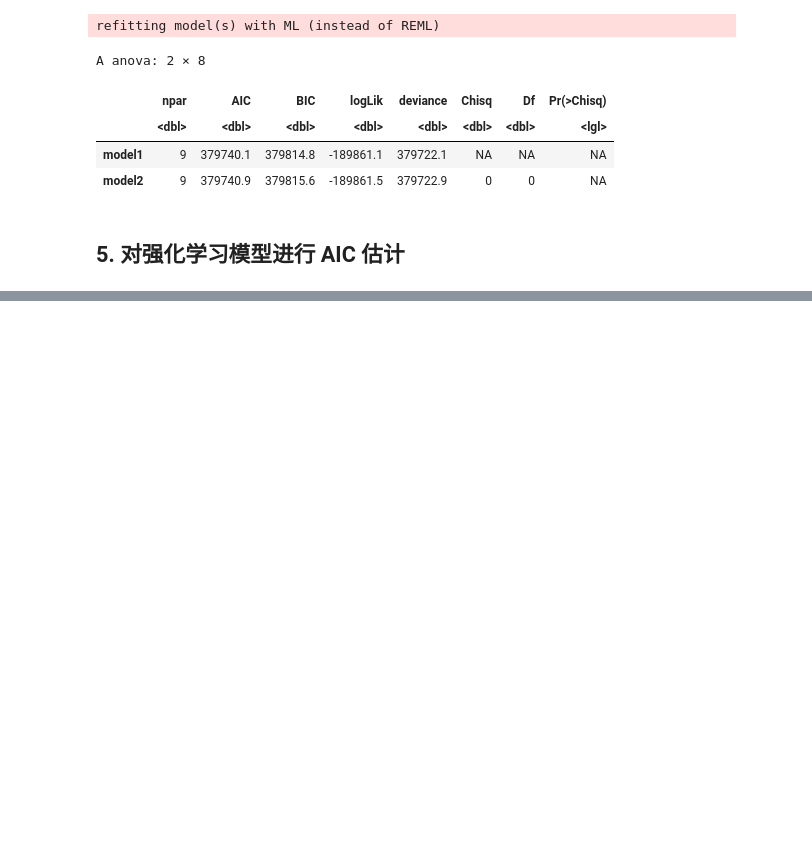
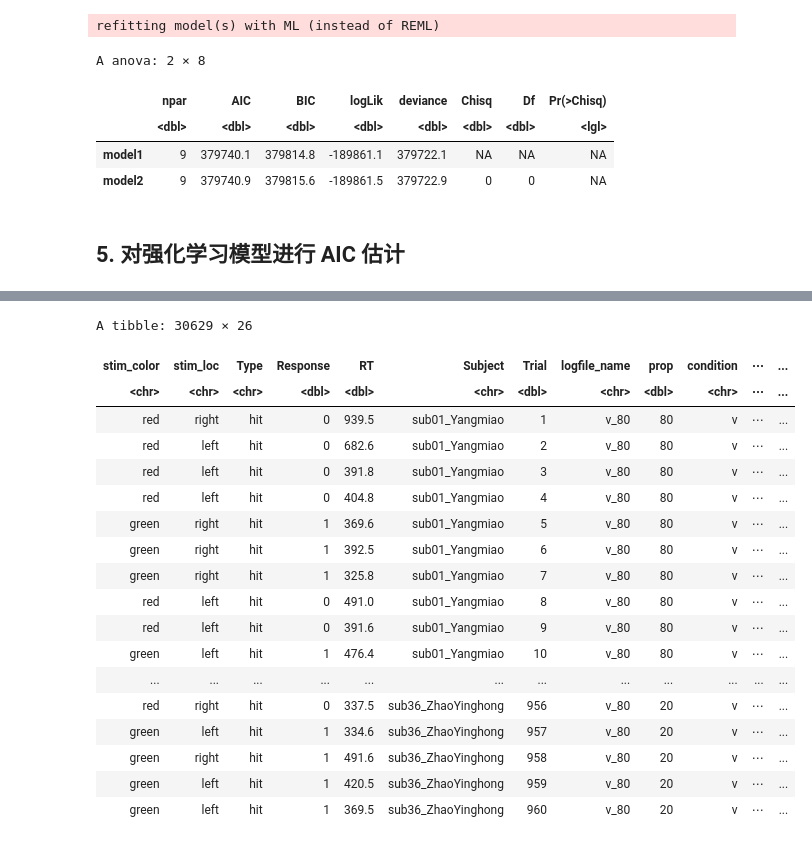
Before and after one commit to dddd1007/cognitive_control_model, a Jupyter notebook: notebooks/去掉错误试次后计算贝叶斯模型的AIC.ipynb, the cells around one changed output, grey strips where cells are left out. Saved outputs shown, nothing was run; the diff lists cells and outputs as text; code cells hidden in the pictures; blank space fills up the shorter version.

```diff
--- a/notebooks/去掉错误试次后计算贝叶斯模型的AIC.ipynb
+++ b/notebooks/去掉错误试次后计算贝叶斯模型的AIC.ipynb
@@ -560,6 +568,29 @@ dbl (20): ...1, column_label, X, ...4, Response, RT, Trial, prop, block, tim...
 
 ℹ Use `spec()` to retrieve the full column specification for this data.
 ℹ Specify the column types or set `show_col_types = FALSE` to quiet this message.
+# %%
+rl_data_without_outlier
+write_csv(rl_data_without_outlier, "/Users/dddd1007/project2git/cognitive_control_model/data/tmp/before.csv") # nolint
+# %% [output]
+A tibble: 30629 × 26
+| stim_color | stim_loc | Type | Response | RT | Subject | Trial | logfile_name | prop | condition | ⋯ | ... |
+| <chr> | <chr> | <chr> | <dbl> | <dbl> | <chr> | <dbl> | <chr> | <dbl> | <chr> | ⋯ | ... |
+| red | right | hit | 0 | 939.5 | sub01_Yangmiao | 1 | v_80 | 80 | v | ⋯ | ... |
+| red | left | hit | 0 | 682.6 | sub01_Yangmiao | 2 | v_80 | 80 | v | ⋯ | ... |
+| red | left | hit | 0 | 391.8 | sub01_Yangmiao | 3 | v_80 | 80 | v | ⋯ | ... |
+| red | left | hit | 0 | 404.8 | sub01_Yangmiao | 4 | v_80 | 80 | v | ⋯ | ... |
+| green | right | hit | 1 | 369.6 | sub01_Yangmiao | 5 | v_80 | 80 | v | ⋯ | ... |
+| green | right | hit | 1 | 392.5 | sub01_Yangmiao | 6 | v_80 | 80 | v | ⋯ | ... |
+| green | right | hit | 1 | 325.8 | sub01_Yangmiao | 7 | v_80 | 80 | v | ⋯ | ... |
+| red | left | hit | 0 | 491.0 | sub01_Yangmiao | 8 | v_80 | 80 | v | ⋯ | ... |
+| red | left | hit | 0 | 391.6 | sub01_Yangmiao | 9 | v_80 | 80 | v | ⋯ | ... |
+| green | left | hit | 1 | 476.4 | sub01_Yangmiao | 10 | v_80 | 80 | v | ⋯ | ... |
+| ... | ... | ... | ... | ... | ... | ... | ... | ... | ... | ... | ... |
+| red | right | hit | 0 | 337.5 | sub36_ZhaoYinghong | 956 | v_80 | 20 | v | ⋯ | ... |
+| green | left | hit | 1 | 334.6 | sub36_ZhaoYinghong | 957 | v_80 | 20 | v | ⋯ | ... |
+| green | right | hit | 1 | 491.6 | sub36_ZhaoYinghong | 958 | v_80 | 20 | v | ⋯ | ... |
+| green | left | hit | 1 | 420.5 | sub36_ZhaoYinghong | 959 | v_80 | 20 | v | ⋯ | ... |
+| green | left | hit | 1 | 369.5 | sub36_ZhaoYinghong | 960 | v_80 | 20 | v | ⋯ | ... |
 # %%
 rbind(unlist(lm_result_ab), unlist(lm_result_sr), unlist(lm_result_sr_decay))
 # %% [output]
```
Also changed, not shown: parts of 7 cells of this notebook, 15 other files.
